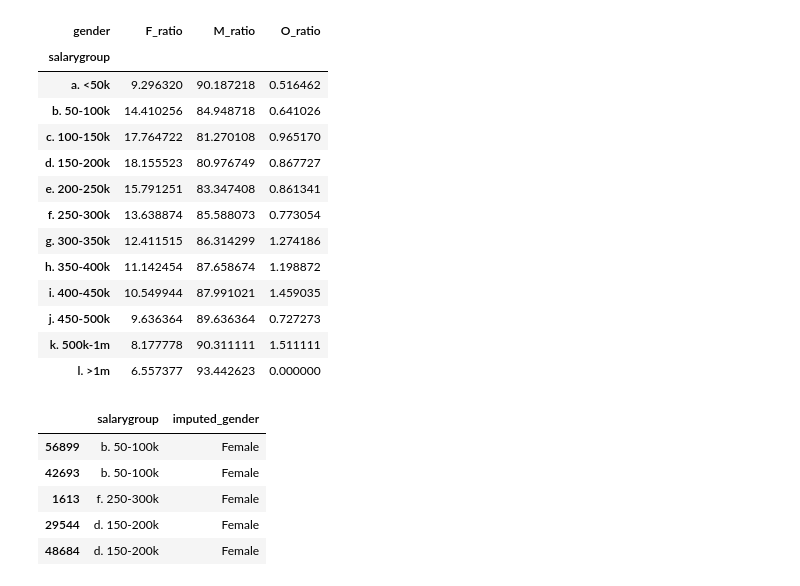
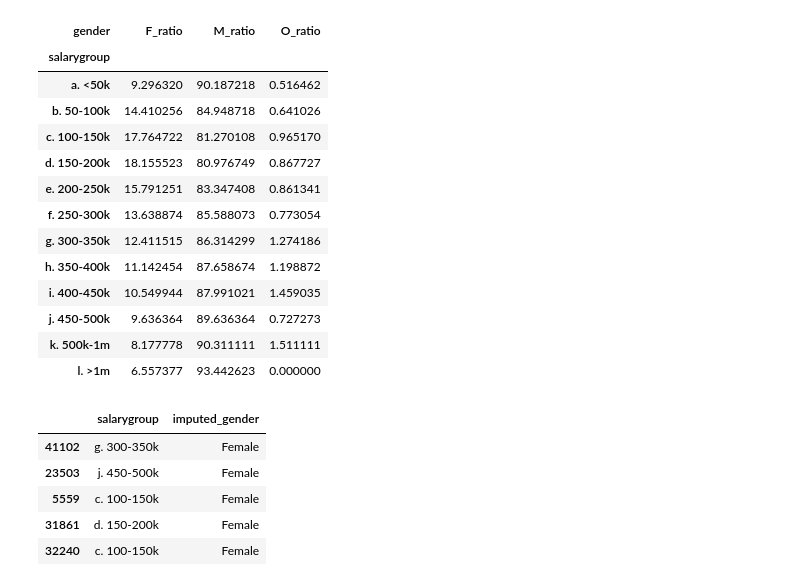
Before and after one commit to PriyankaVelagala/INM701, a Jupyter notebook: RegressionDatasetCleaning.ipynb, the cells around one changed output. Drawn from its saved outputs; the diff is of its cells as text; code cells hidden in the pictures.

Commit message:
fix gender value + categorical encoding for edu

```diff
--- a/RegressionDatasetCleaning.ipynb
+++ b/RegressionDatasetCleaning.ipynb
@@ -384,14 +384,3 @@ def impute_gender(mapping_df, data):
             count += 1
 
     return data
-
-
-new_df = impute_gender(s, df.loc[df.gender.isna()][['salarygroup', 'imputed_gender']])
-new_df.head()
-# %% [output]
-|  | salarygroup | imputed_gender |
-| 56899 | b. 50-100k | Female |
-| 42693 | b. 50-100k | Female |
-| 1613 | f. 250-300k | Female |
-| 29544 | d. 150-200k | Female |
-| 48684 | d. 150-200k | Female |
@@ -398,3 +389,13 @@ new_df.head()
+# %%
+new_df = impute_gender(s, df.loc[(df.gender.isna()) | (~df.gender.isin(['Female', 'Male', 'Other']))][['salarygroup', 'imputed_gender']])
+new_df.head()
+# %% [output]
+|  | salarygroup | imputed_gender |
+| 41102 | g. 300-350k | Female |
+| 23503 | j. 450-500k | Female |
+| 5559 | c. 100-150k | Female |
+| 31861 | d. 150-200k | Female |
+| 32240 | c. 100-150k | Female |
 # %%
 df = pd.merge(df, new_df[['imputed_gender']], how = 'left', left_index=True, right_index=True).drop(columns = ['imputed_gender_x'])
 # %%
```
Also changed, not shown: parts of 10 cells of this notebook, 1 other file.
